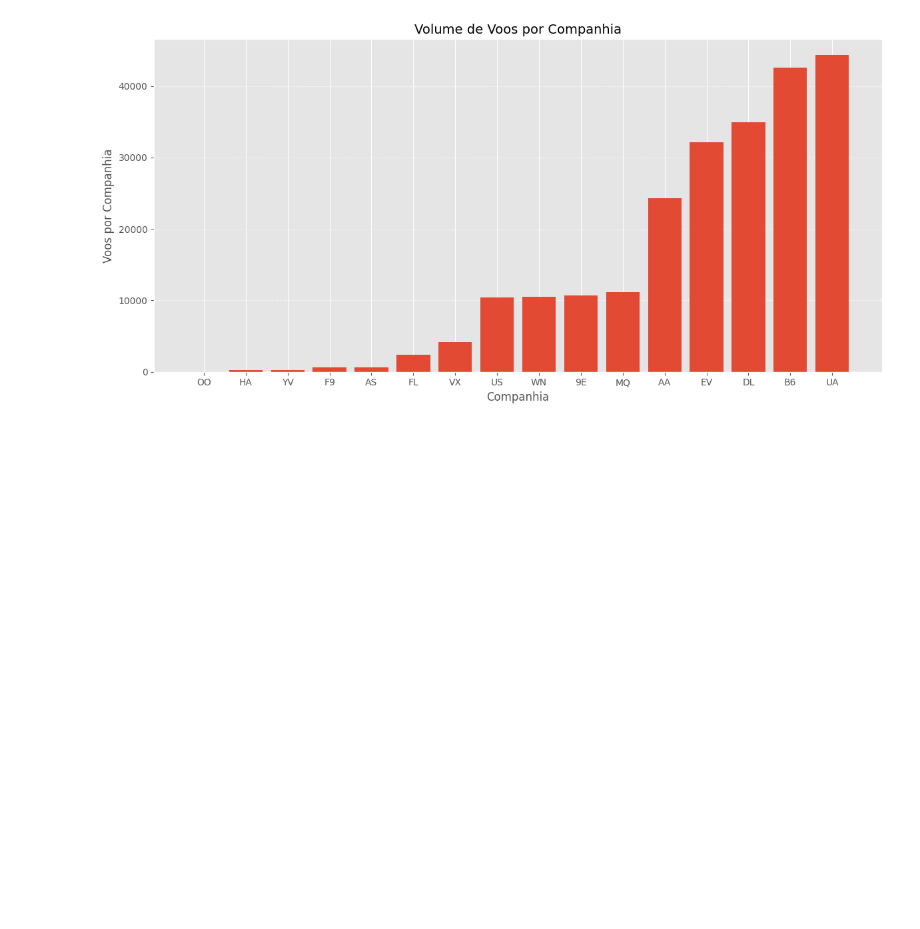
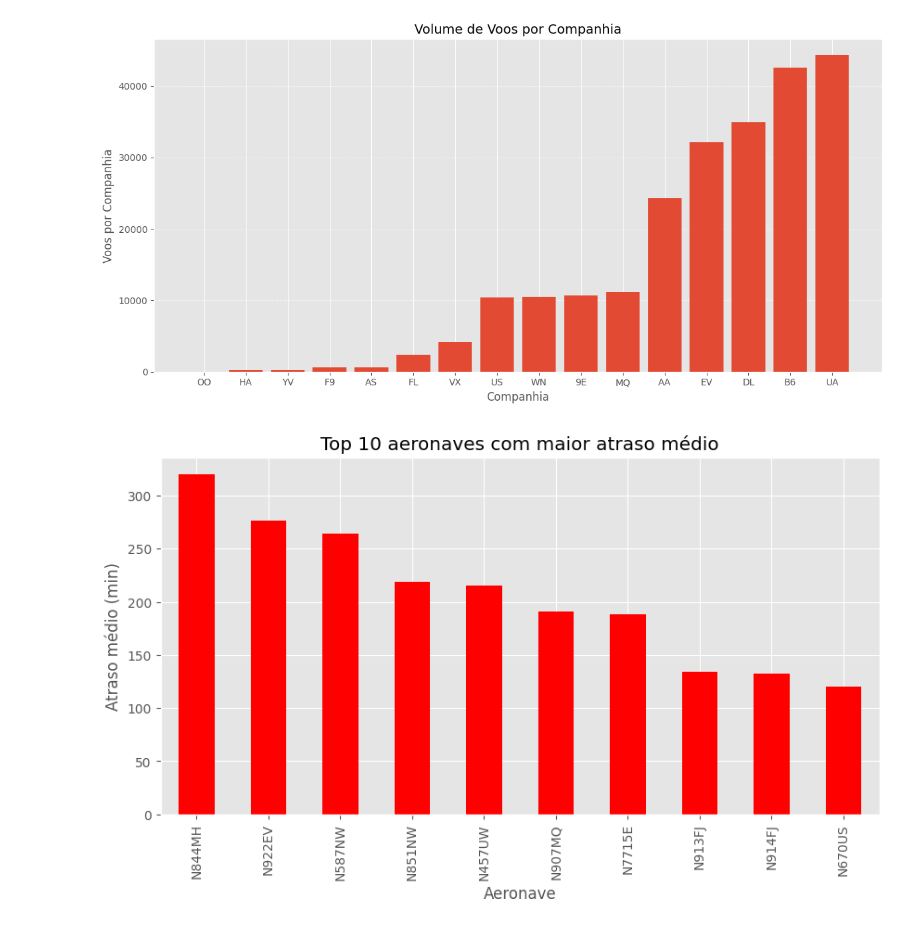
Before and after one commit to Cutieri/Flight_analysis, a Jupyter notebook: notebooks/data_visualization.ipynb, the cells around one changed output. Cells and saved outputs as stored; diff of their text form; code cells hidden in the pictures; blank space fills up the shorter version.

```diff
--- a/notebooks/data_visualization.ipynb
+++ b/notebooks/data_visualization.ipynb
@@ -119,3 +119,15 @@ plt.tight_layout()
 plt.show()
 # %% [output]
 [figure]
+# %%
+df_clean.groupby('tailnum')['arr_delay']\
+    .mean()\
+    .sort_values(ascending=False)\
+    .head(10)\
+    .plot(kind='bar', figsize=(10,5), color='red')
+plt.title("Top 10 aeronaves com maior atraso médio")
+plt.xlabel("Aeronave")
+plt.ylabel("Atraso médio (min)")
+plt.show()
+# %% [output]
+[figure, added]
```
Also changed, not shown: parts of 7 cells of this notebook.
